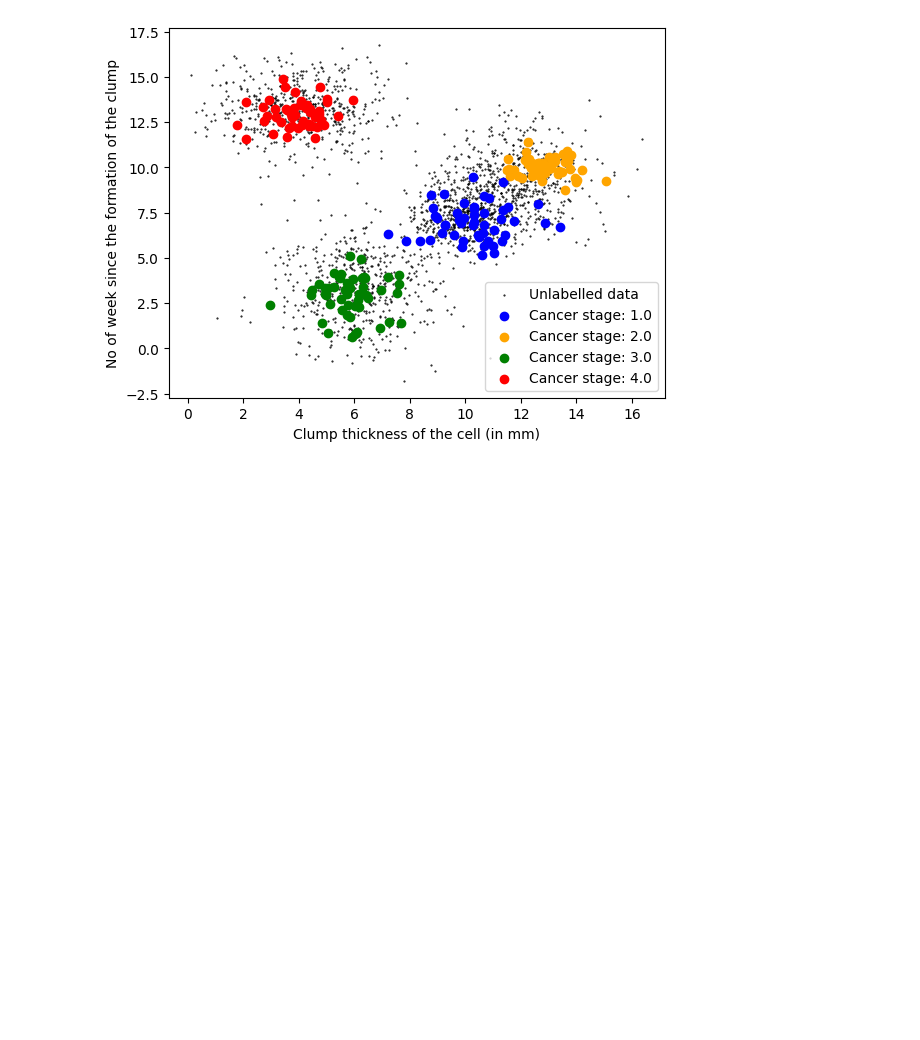
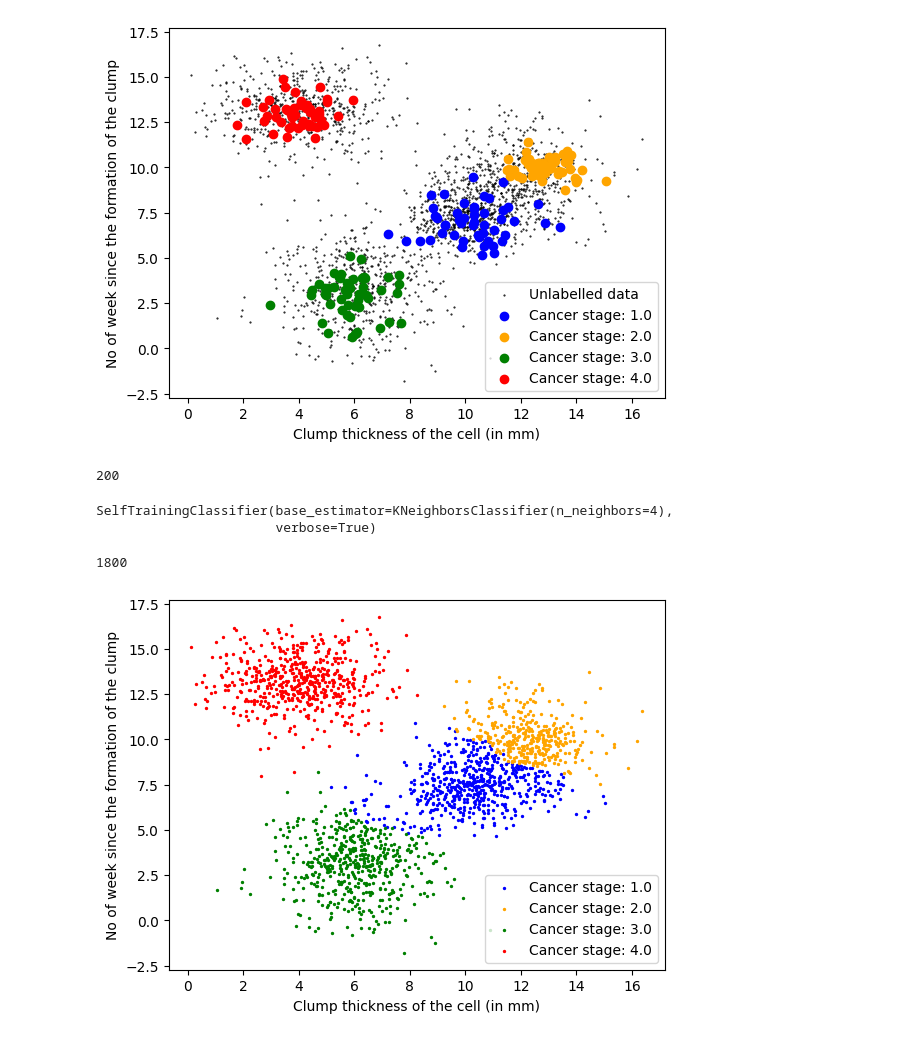
Before and after one commit to alliajagbe/semisupervised, a Jupyter notebook: ssl.ipynb, the cells around one changed output. Cells and saved outputs as stored; diff of their text form; code cells hidden in the pictures; blank space fills up the shorter version.

Commit message:
added unlabelled data

```diff
--- a/ssl.ipynb
+++ b/ssl.ipynb
@@ -50,3 +50,52 @@ plt.legend()
 plt.show()
 # %% [output]
 [figure]
+# %%
+# concatenating the classes
+labelled_classes = pd.concat([class1, class2, class3, class4])
+# %%
+len(labelled_classes)
+# %% [output]
+200
+# %%
+# training a model with the labelled data using self training
+X = labelled_classes[['Clump thickness', 'No of week']]
+y = labelled_classes['Cancer stage']
+model = SelfTrainingClassifier(KNeighborsClassifier(n_neighbors=4), verbose=True)
+model.fit(X, y)
+# %% [output]
+SelfTrainingClassifier(base_estimator=KNeighborsClassifier(n_neighbors=4),
+                       verbose=True)
+# %%
+# predicting the labels of the unlabelled data
+unlabelled_data = df[~df.index.isin(labelled_classes.index)]
+unlabelled_data = unlabelled_data[['Clump thickness_new', 'No of week_new']]
+unlabelled_data = unlabelled_data.rename(columns={'Clump thickness_new': 'Clump thickness', 'No of week_new': 'No of week'})
+predicted_labels = model.predict(unlabelled_data)
+# %%
+# adding the predicted labels to the unlabelled data
+unlabelled_data['Cancer stage'] = predicted_labels
+len(unlabelled_data)
+# %% [output]
+1800
+# %%
+# plotting the labelled and unlabelled data
+
+new_labelled_classes = pd.concat([labelled_classes, unlabelled_data], ignore_index=True)
+
+class1 = new_labelled_classes[new_labelled_classes['Cancer stage'] == 1.0]
+class2 = new_labelled_classes[new_labelled_classes['Cancer stage'] == 2.0]
+class3 = new_labelled_classes[new_labelled_classes['Cancer stage'] == 3.0]
+class4 = new_labelled_classes[new_labelled_classes['Cancer stage'] == 4.0]
+
+plt.scatter(class1['Clump thickness'], class1['No of week'], color='blue',s=2, label='Cancer stage: 1.0')
+plt.scatter(class2['Clump thickness'], class2['No of week'], color='orange',s=2, label='Cancer stage: 2.0')
+plt.scatter(class3['Clump thickness'], class3['No of week'], color='green',s=2, label='Cancer stage: 3.0')
+plt.scatter(class4['Clump thickness'], class4['No of week'], color='red',s=2, label='Cancer stage: 4.0')
+
+plt.xlabel('Clump thickness of the cell (in mm)')
+plt.ylabel('No of week since the formation of the clump')
+plt.legend()
+plt.show()
+# %% [output]
+[figure, added]
```
